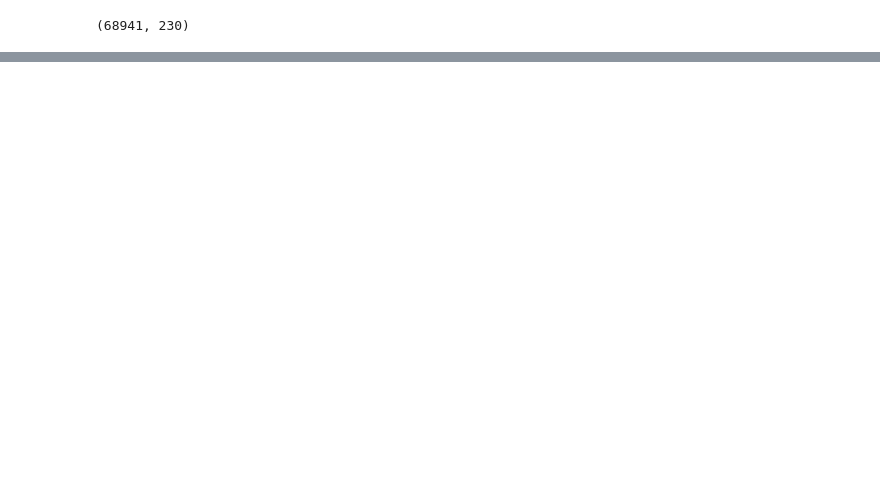
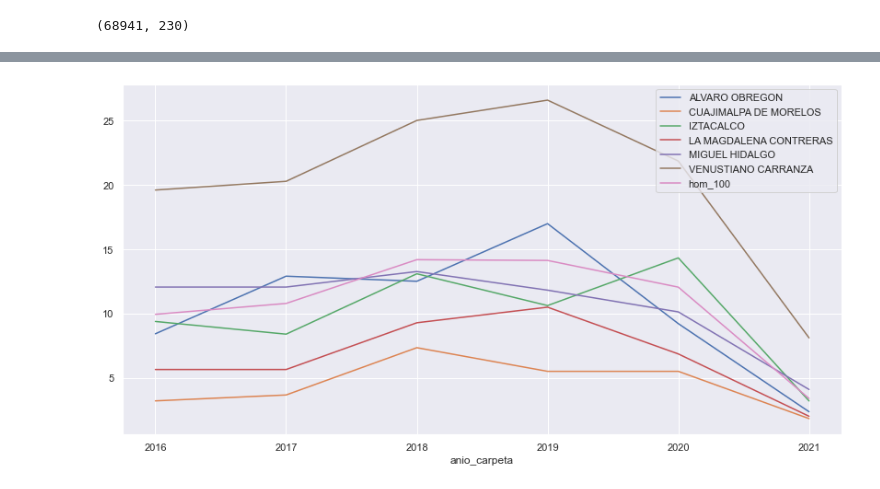
Before and after one commit to qSergio/Furious-spark, a Jupyter notebook: SeccionA/DatosAbiertosCDMX.ipynb, the cells around one changed output, grey strips where cells are left out. Drawn from its saved outputs; the diff is of its cells as text; code cells hidden in the pictures; blank space fills up the shorter version.

```diff
--- a/SeccionA/DatosAbiertosCDMX.ipynb
+++ b/SeccionA/DatosAbiertosCDMX.ipynb
@@ -454,0 +522,8 @@ ageb = ageb.loc
+# %%
+# Usaré categoría del delito igual a homicidio doloso
+
+#delitos = carpetas[carpetas['categoria_delito'].str.contains("HOMICIDIO")].groupby('alcaldia_hechos')['delito'].count().reset_index()
+delitos = carpetas[carpetas['categoria_delito']=="HOMICIDIO DOLOSO"].groupby(['anio_carpeta',
+                                                                              #'anio_sem_carpeta',
+                                                                              'alcaldia_hechos'])['delito'].count().reset_index()
+delitos.head()
@@ -454,0 +537,2 @@ ageb = ageb.loc
+# %%
+df = ageb.merge(delitos, left_on='Municipio o demarcación territorial', right_on='alcaldia_hechos')
@@ -454,0 +552,14 @@ ageb = ageb.loc
+# %%
+# Consideremos la población en unidades de 100 mil habitantes
+df['habs_100'] = df['Población total']/100000
+# %%
+# Tomamos los homicidioso dolosos en la unidad anterior
+df['hom_100'] = df['delito']/df['habs_100']
+# %%
+alcaldias = np.random.choice(list(df['alcaldia_hechos']),6)
+df[df['alcaldia_hechos'].isin(alcaldias)].set_index('anio_carpeta').groupby('alcaldia_hechos')['hom_100'].plot(legend=True,
+                                                                       figsize=(14,7))
+df.groupby('anio_carpeta')['hom_100'].mean().plot(legend=True)
+plt.show()
+# %% [output]
+[figure, added]
```
Also changed, not shown: parts of 29 cells of this notebook.
